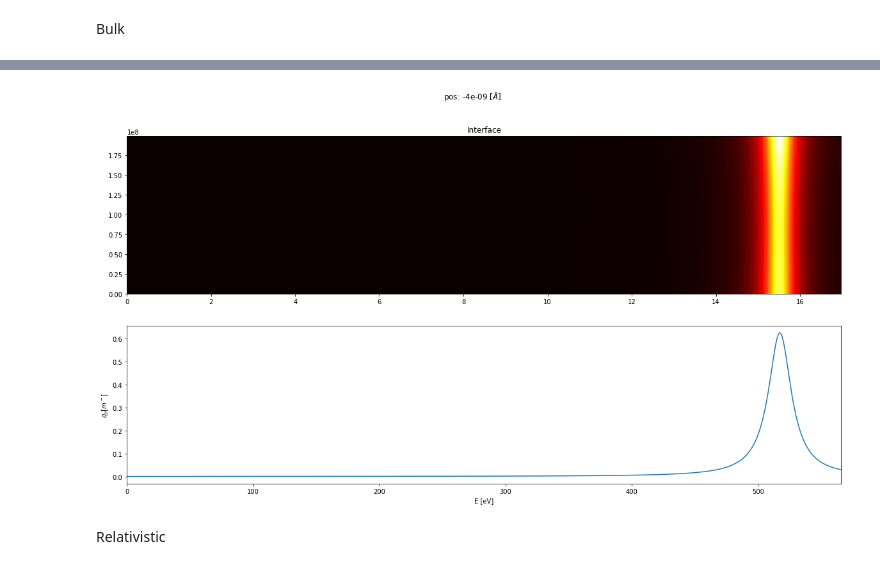
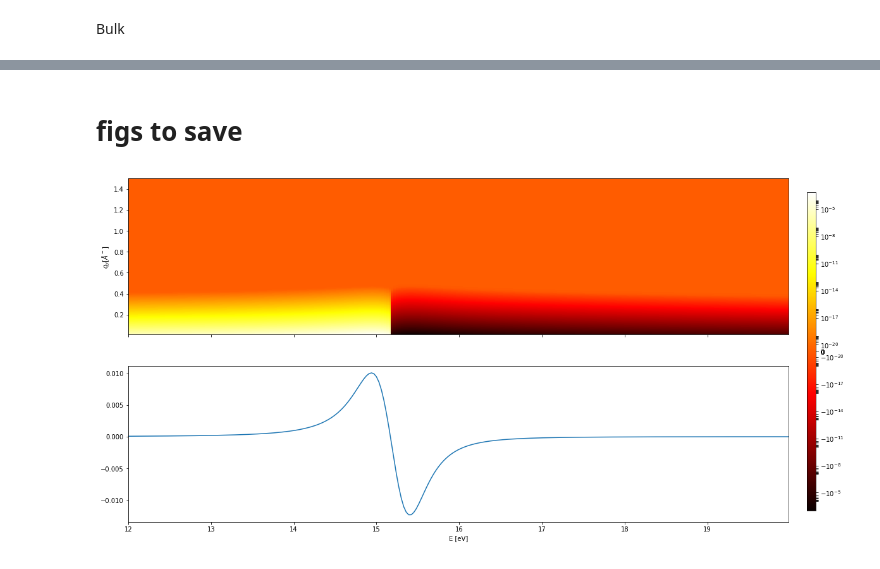
Before and after one commit to erh3cq/Interface_Plasmon_Simulation, a Jupyter notebook: Interface_Plasmon_Simulation/Plot.ipynb, the cells around one changed output, grey strips where cells are left out. Saved outputs shown, nothing was run; the diff lists cells and outputs as text; code cells hidden in the pictures.

```diff
--- a/Interface_Plasmon_Simulation/Plot.ipynb
+++ b/Interface_Plasmon_Simulation/Plot.ipynb
@@ -16,9 +18,9 @@ hbar=6.582E-16#[eV s]
 Set dimmensions
 # %%
 x = np.array([-40, 0, 40])*1E-10#np.arange(-5,0,0.5)*1E-10 #[m]
-q_perpendicular = np.arange(0,200,1)*1E6
-E = np.arange(13,17,0.03)
+q_y = np.linspace(1E-2,1.5,2000,endpoint=True)*1E10 #np.linspace(1E-2, 200, 2000, endpoint=True)*1E6 #
+E = np.arange(12,20,0.03)
 
 x = x[:,np.newaxis,np.newaxis]
-q_perpendicular = q_perpendicular[np.newaxis,:,np.newaxis]
+q_y = q_y[np.newaxis,:,np.newaxis]
 E = E[np.newaxis,np.newaxis,:]
@@ -141,3 +139,3 @@ Non-Relativistic
 # %%
-interface, begrenzung = twoSlabParallel_NR(microscope, material=materials,
-                   x=x, q_perpendicular=q_perpendicular, E=E)
+interface_1, interface_2, interface_3 = twoSlabParallel(microscope, material=materials,
+                   x=x, q_y=q_y, E=E, NR=False)
@@ -181,0 +187,2 @@ plt.show()
+# %% [markdown]
+# figs to save
@@ -182,17 +204,22 @@ plt.show()
 # %%
-fig, ax = plt.subplots(2, figsize=(20,10))
-fig.suptitle(r'pos: {} [$\AA$]'.format(x[pos_index,0,0]))
-img0 = ax[0].imshow(interface[pos_index,:,:], aspect='auto', origin='lower', cmap=plt.get_cmap('hot'),
-             extent=(np.amin(E),np.amax(E), np.amin(q_perpendicular), np.amax(q_perpendicular)))
-ax[0].set_title('Interface')
-plt.xlabel('E [eV]')
-plt.ylabel(r'$q_{y} [m^-]$')
+fig, ax = plt.subplots(2, figsize=(20,10), sharex=True)
+#fig.suptitle(r'pos: {} [m]'.format(x[pos_index,0,0]))
+img1 = ax[0].pcolor(E[pos_index,:,:], q_y[pos_index,:,:]/1E10,
+                    interface_1[pos_index,:,:]+interface_2[pos_index,:,:]+interface_3[pos_index,:,:],
+                  cmap=plt.get_cmap('hot'), norm=SymLogNorm(1E-20))
+ax[0].set_ylabel(r'$q_{y} [\AA^-]$')
 #fig.colorbar(mappable=img0, ax=ax[0])
+ax[0].set_aspect('auto')
 
-ax[1].plot(interface[:,pos_index,:].sum(axis=0))
+ax[1].plot(E[0,0,:],(interface_1[pos_index,:,:]+interface_2[pos_index,:,:]+interface_3[pos_index,:,:]).sum(axis=0))
+ax[1].set_xlim(xmin=0)
 plt.autoscale(enable=True, axis='x', tight=True)
+ax[1].set_xlabel('E [eV]')
+#plt.tight_layout(pad=0.001)
+
+fig.subplots_adjust(right=0.85)
+cbar_ax = fig.add_axes([0.87, 0.15, 0.01, 0.7])
+fig.colorbar(mappable=img1, cax=cbar_ax)
 plt.show()
 # %% [output]
-[figure, old version]
+[figure, new version]
-# %% [markdown]
-Relativistic
```
Also changed, not shown: parts of 32 cells of this notebook, 8 other files.
